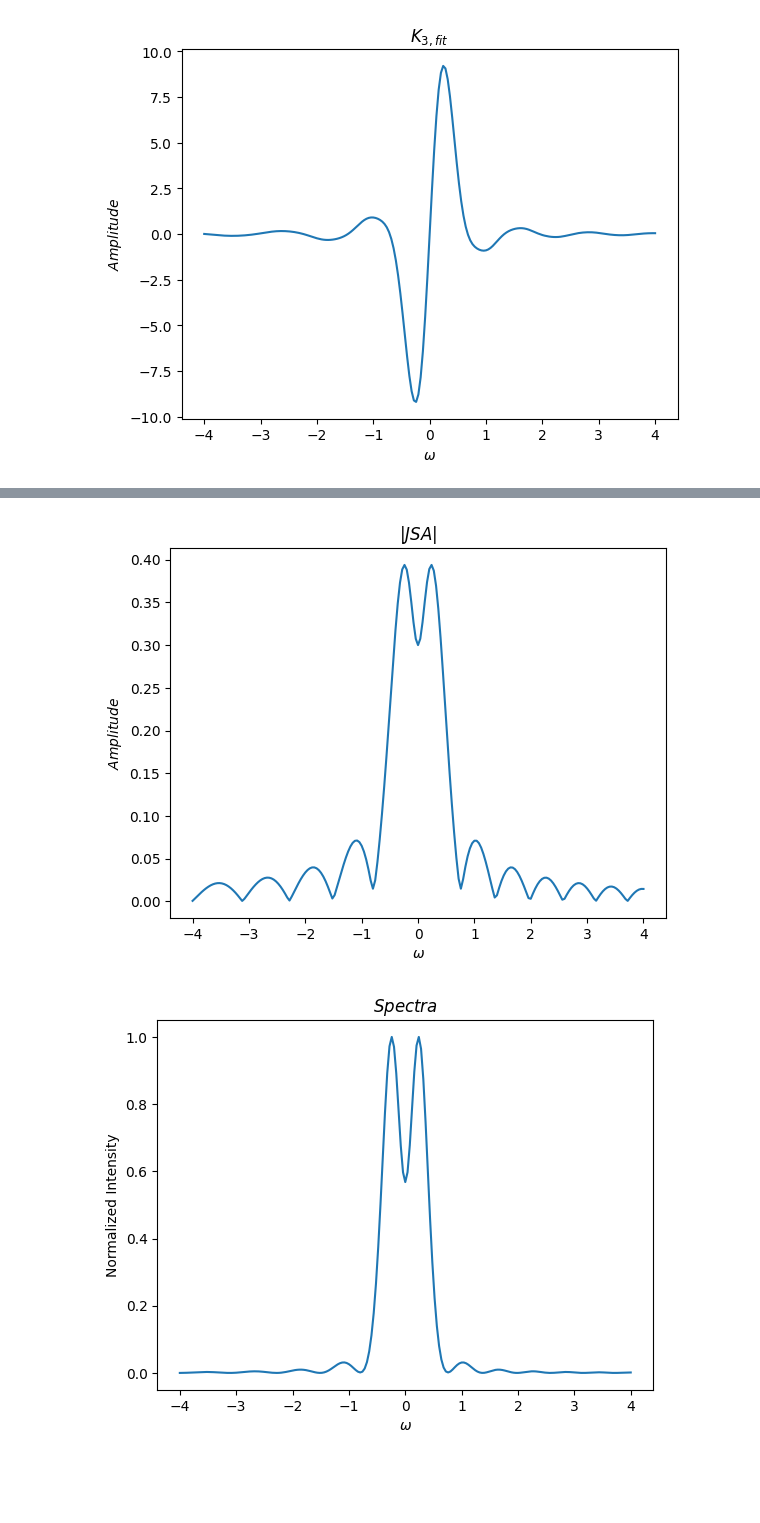
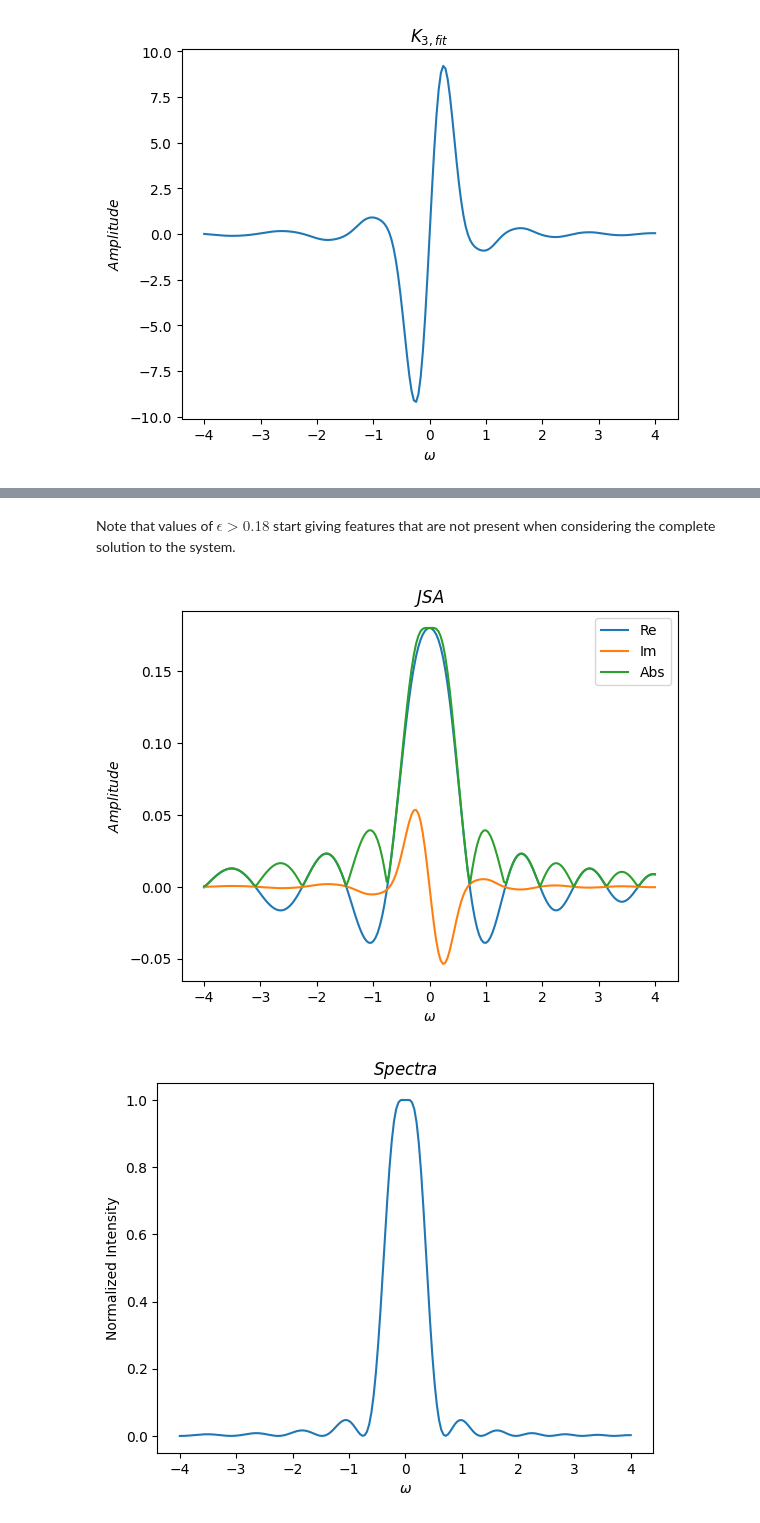
Before and after one commit to polyquantique/NeedALight, a Jupyter notebook: NeedALight/examples/example_magnus_cw_fit.ipynb, the cells around one changed output, grey strips where cells are left out. Cells and saved outputs as stored; diff of their text form; code cells hidden in the pictures; blank space fills up the shorter version.

```diff
--- a/NeedALight/examples/example_magnus_cw_fit.ipynb
+++ b/NeedALight/examples/example_magnus_cw_fit.ipynb
@@ -81,31 +81,36 @@ Combining everything together, looking at both |JSA| and Intensity.
+# %% [markdown]
+Note that values of $\epsilon > 0.18$ start giving features that are not present when considering the complete solution to the system.
 # %%
 #Strength parameter for Magnus expansion
 JSA_full_fit = lambda epsilon: epsilon*J1_fit+(epsilon**3)*(J3_fit -1j*K3_fit)
 
 #Multiply by this phase if x0=0 is the start of the nonlinear region
 Phase_fit = np.exp(1j*L*(ks_poly+ki_poly+k_pol-p_k)/2)
-epsilon = 0.3
+epsilon = 0.18
 
 
 fig, ax1 = plt.subplots()
-ax1.plot(w, np.abs(JSA_full_fit(epsilon)))
+ax1.plot(w, np.real(JSA_full_fit(epsilon)), label='Re')
+ax1.plot(w, np.imag(JSA_full_fit(epsilon)), label='Im')
+ax1.plot(w, np.abs(JSA_full_fit(epsilon)), label='Abs')
 ax1.set_xlabel(r"$\omega$")
 ax1.set_ylabel(r"$Amplitude$")
-ax1.set_title(r"$|JSA|$")
+ax1.set_title(r"$JSA$")
+ax1.legend()
 plt.show()
 
 #Intensity
 Intensity_fit = lambda epsilon: np.sinh(np.abs(JSA_full_fit(epsilon)))**2/np.amax(np.sinh(np.abs(JSA_full_fit(epsilon)))**2)
 
 fig, ax2 = plt.subplots()
 ax2.plot(w, Intensity_fit(epsilon))
 ax2.set_xlabel(r"$\omega$")
 ax2.set_ylabel(r"Normalized Intensity")
 ax2.set_title(r"$Spectra$")
 plt.show()
 # %% [output]
-[figure, old version]
+[figure, new version]
-[figure, old version]
+[figure, new version]
 # %%
 #Comparing for different values of interaction strength
 
```
Also changed, not shown: parts of 3 cells of this notebook, 2 other files.
